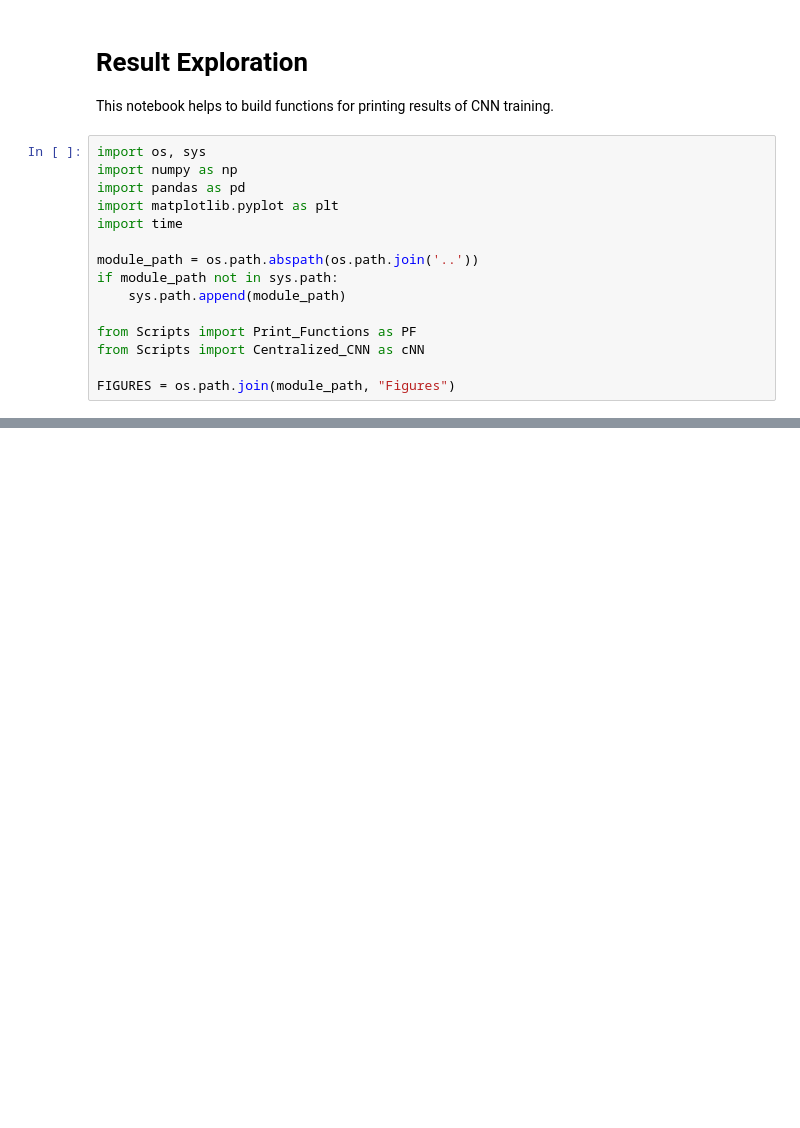
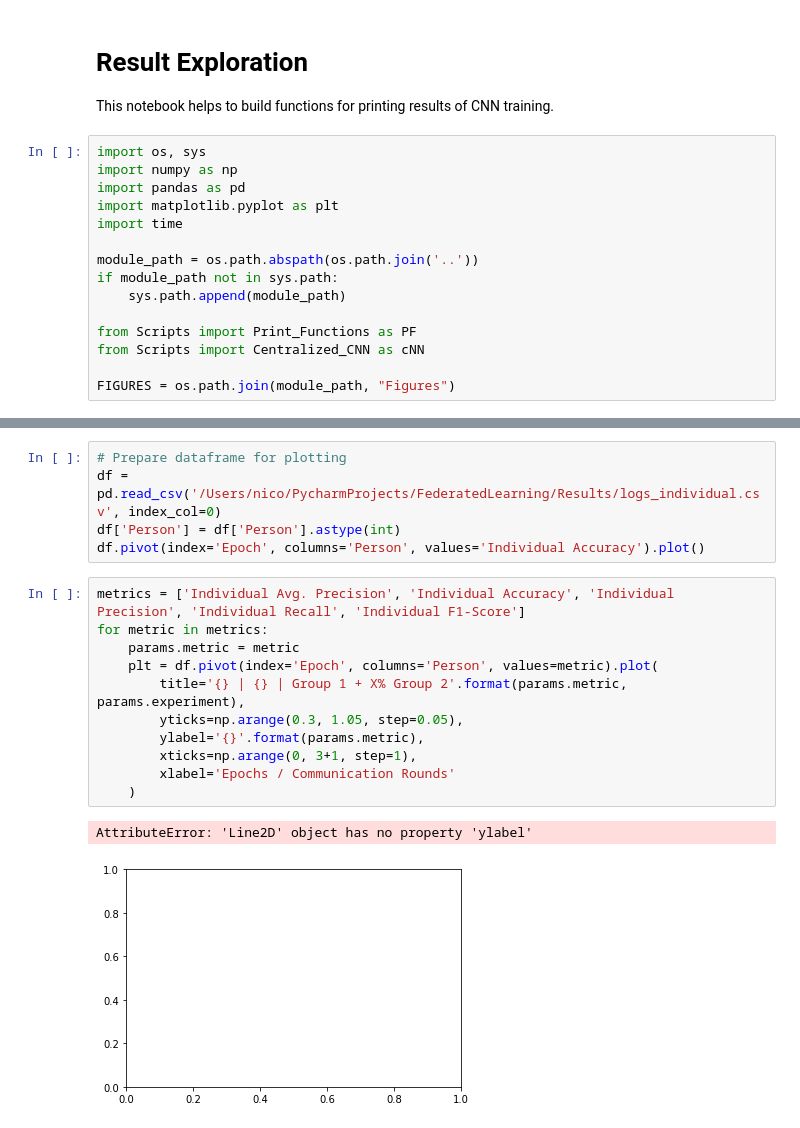
Before and after one commit to ntobis/federated-machine-learning, a Jupyter notebook: Notebooks/Result Exploration.ipynb, the cells around one changed output, grey strips where cells are left out. Cells and saved outputs as stored; diff of their text form; blank space fills up the shorter version.

```diff
--- a/Notebooks/Result Exploration.ipynb
+++ b/Notebooks/Result Exploration.ipynb
@@ -73,0 +76,19 @@ plt.savefig(os.path.join(FIGURES, file), dpi=300)
+# %%
+# Prepare dataframe for plotting
+df = pd.read_csv('/Users/nico/PycharmProjects/FederatedLearning/Results/logs_individual.csv', index_col=0)
+df['Person'] = df['Person'].astype(int)
+df.pivot(index='Epoch', columns='Person', values='Individual Accuracy').plot()
+# %%
+metrics = ['Individual Avg. Precision', 'Individual Accuracy', 'Individual Precision', 'Individual Recall', 'Individual F1-Score']
+for metric in metrics:
+    params.metric = metric
+    plt = df.pivot(index='Epoch', columns='Person', values=metric).plot(
+        title='{} | {} | Group 1 + X% Group 2'.format(params.metric, params.experiment),
+        yticks=np.arange(0.3, 1.05, step=0.05),
+        ylabel='{}'.format(params.metric),
+        xticks=np.arange(0, 3+1, step=1),
+        xlabel='Epochs / Communication Rounds'
+    )
+# %% [output]
+AttributeError: 'Line2D' object has no property 'ylabel'
+[figure, added]
```
Also changed, not shown: parts of 5 cells of this notebook.
